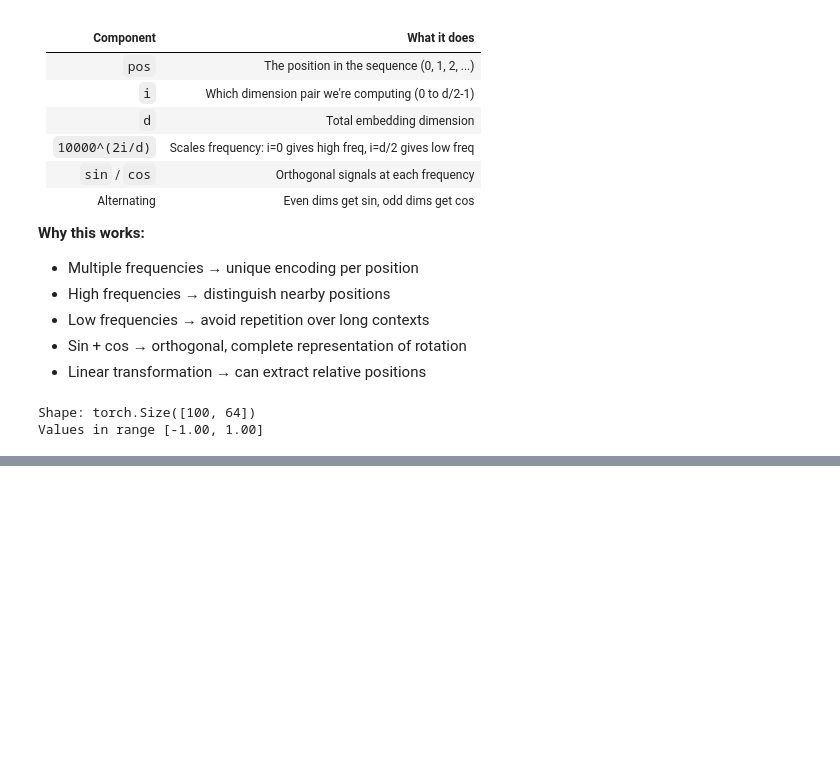
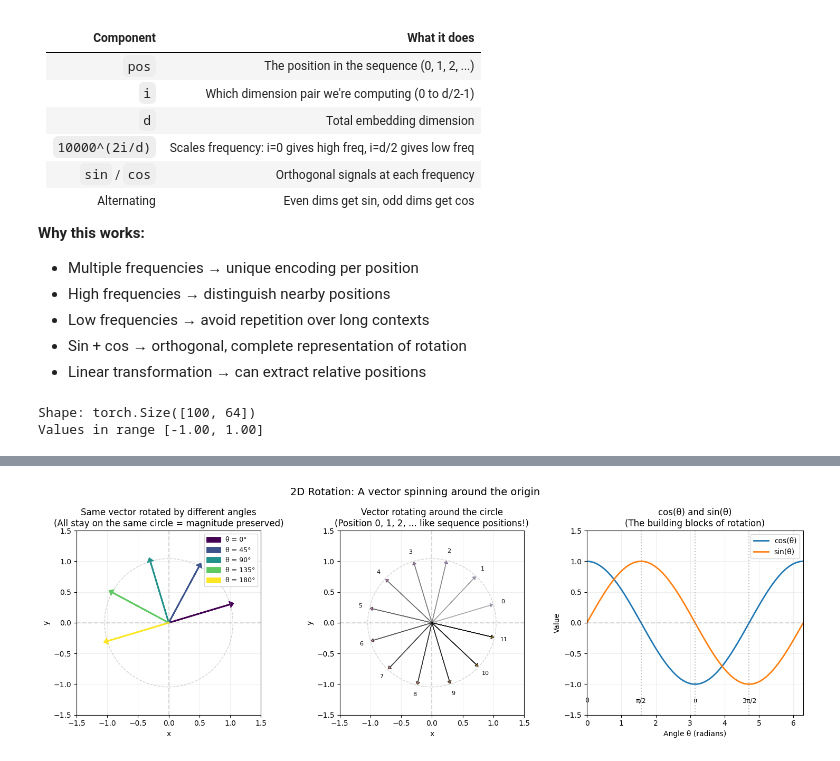
Before and after one commit to SilenNaihin/silen-ai, a Jupyter notebook: projects/transformer/positional_emb.ipynb, the cells around one changed output, grey strips where cells are left out. Drawn from its saved outputs; the diff is of its cells as text; code cells hidden in the pictures; blank space fills up the shorter version.

```diff
--- a/projects/transformer/positional_emb.ipynb
+++ b/projects/transformer/positional_emb.ipynb
@@ -1091,0 +1346,86 @@ The key insight: instead of `q + PE(pos)`, RoPE does `rotate(q, pos)`. We'll exp
+# %%
+# Visualization: What does 2D rotation look like?
+fig, axes = plt.subplots(1, 3, figsize=(15, 5))
+
+# Original vector
+v = np.array([1.0, 0.3])
+
+# Different rotation angles to demonstrate
+angles = [0, np.pi/4, np.pi/2, 3*np.pi/4, np.pi]
+angle_labels = ['0°', '45°', '90°', '135°', '180°']
+colors = plt.cm.viridis(np.linspace(0, 1, len(angles)))
+
+# Left: Show vector rotating to different angles
+ax1 = axes[0]
+circle = plt.Circle((0, 0), np.linalg.norm(v), fill=False, color='lightgray', linestyle='--')
+ax1.add_patch(circle)
+
+for angle, label, color in zip(angles, angle_labels, colors):
+    v_rot = rotate_2d(v, angle)
+    ax1.arrow(0, 0, v_rot[0], v_rot[1], head_width=0.08, head_length=0.05,
+              fc=color, ec=color, linewidth=2, label=f'θ = {label}')
+
+ax1.set_xlim(-1.5, 1.5)
+ax1.set_ylim(-1.5, 1.5)
+ax1.set_aspect('equal')
+ax1.axhline(y=0, color='gray', linestyle='--', alpha=0.3)
+ax1.axvline(x=0, color='gray', linestyle='--', alpha=0.3)
+ax1.set_xlabel('x')
+ax1.set_ylabel('y')
+ax1.set_title('Same vector rotated by different angles\n(All stay on the same circle = magnitude preserved)')
+ax1.legend(loc='upper right', fontsize=9)
+ax1.grid(True, alpha=0.2)
+
+# Middle: Animate-like sequence showing rotation
+ax2 = axes[1]
+n_steps = 12
+theta_steps = np.linspace(0, 2*np.pi, n_steps, endpoint=False)
+
+circle2 = plt.Circle((0, 0), np.linalg.norm(v), fill=False, color='lightgray', linestyle='--')
+ax2.add_patch(circle2)
+
+for i, theta in enumerate(theta_steps):
+    v_rot = rotate_2d(v, theta)
+    alpha = 0.3 + 0.7 * (i / n_steps)
+    ax2.arrow(0, 0, v_rot[0]*0.95, v_rot[1]*0.95, head_width=0.06, head_length=0.04,
+              fc=plt.cm.plasma(i/n_steps), ec='black', linewidth=1, alpha=alpha)
+    ax2.text(v_rot[0]*1.15, v_rot[1]*1.15, f'{i}', fontsize=8, ha='center', va='center')
+
+ax2.set_xlim(-1.5, 1.5)
+ax2.set_ylim(-1.5, 1.5)
+ax2.set_aspect('equal')
+ax2.axhline(y=0, color='gray', linestyle='--', alpha=0.3)
+ax2.axvline(x=0, color='gray', linestyle='--', alpha=0.3)
+ax2.set_xlabel('x')
+ax2.set_ylabel('y')
+ax2.set_title('Vector rotating around the circle\n(Position 0, 1, 2, ... like sequence positions!)')
+ax2.grid(True, alpha=0.2)
+
+# Right: Show the rotation matrix components
+ax3 = axes[2]
+thetas = np.linspace(0, 2*np.pi, 100)
+ax3.plot(thetas, np.cos(thetas), label='cos(θ)', linewidth=2)
+ax3.plot(thetas, np.sin(thetas), label='sin(θ)', linewidth=2)
+ax3.axhline(y=0, color='gray', linestyle='--', alpha=0.3)
+
+# Mark specific angles
+for angle, label in [(0, '0'), (np.pi/2, 'π/2'), (np.pi, 'π'), (3*np.pi/2, '3π/2')]:
+    ax3.axvline(x=angle, color='gray', linestyle=':', alpha=0.5)
+    ax3.text(angle, -1.3, label, ha='center', fontsize=9)
+
+ax3.set_xlabel('Angle θ (radians)')
+ax3.set_ylabel('Value')
+ax3.set_title('cos(θ) and sin(θ)\n(The building blocks of rotation)')
+ax3.legend(fontsize=10)
+ax3.set_xlim(0, 2*np.pi)
+ax3.set_ylim(-1.5, 1.5)
+ax3.grid(True, alpha=0.2)
+
+plt.suptitle('2D Rotation: A vector spinning around the origin', fontsize=14)
+plt.tight_layout()
+plt.show()
+
+print("Key insight: Rotation is just moving a vector around a circle!")
+print("The vector's LENGTH stays the same — only its DIRECTION changes.")
+# %% [output]
+[figure, added]
```
Also changed, not shown: parts of 37 cells of this notebook.
